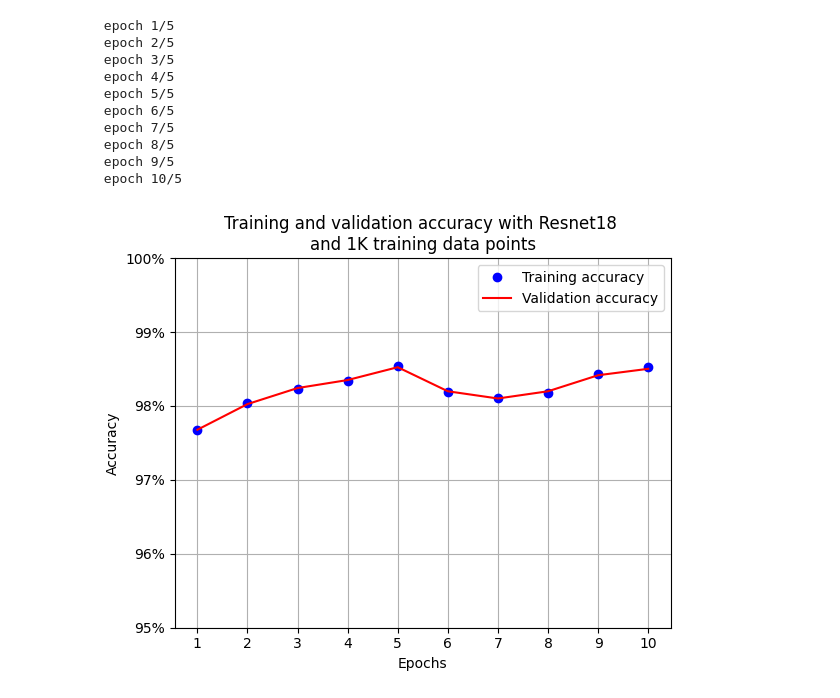
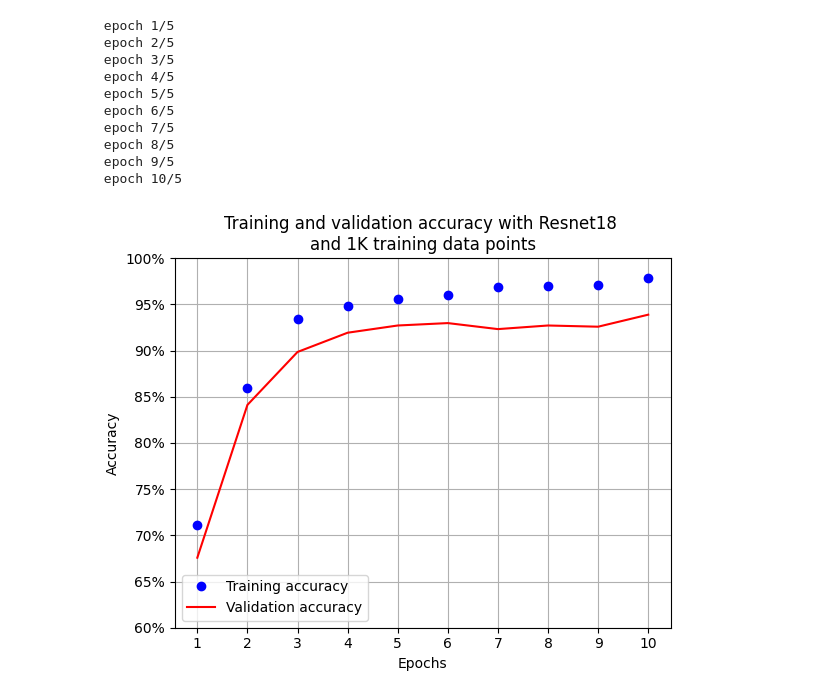
Before and after one commit to rubenskaiserman/transfer_learning_experiments, a Jupyter notebook: resnet_wonders.ipynb, the cells around one changed output. Drawn from its saved outputs; the diff is of its cells as text; code cells hidden in the pictures.

```diff
--- a/resnet_wonders.ipynb
+++ b/resnet_wonders.ipynb
@@ -164,14 +206,19 @@ def get_data():
   train = Wonders(train_data)
   trn_dl = DataLoader(train, batch_size=32, shuffle=True, \
   drop_last = True)
-  test = Wonders(test_data)
-  test_dl = DataLoader(test, batch_size=32, shuffle=True, drop_last = True)
+  # test = Wonders(test_data)
+  # test_dl = DataLoader(test, batch_size=32, shuffle=True, drop_last = True)
   val = Wonders(test_data)
   val_dl = DataLoader(val, batch_size=32, shuffle=True, drop_last = True)
-  return trn_dl, test_dl, val_dl
+  return trn_dl, val_dl
 # %%
-trn_dl, test_dl, val_dl = get_data()
+trn_dl, val_dl = get_data()
 model, loss_fn, optimizer = get_model()
+# %%
+for ix, batch in enumerate(iter(val_dl)):
+    x, y = batch
+    accuracy(x, y, model)
+    break
 # %%
 train_losses, train_accuracies = [], []
 val_accuracies = []
@@ -186,7 +233,7 @@ for epoch in range(10):
     train_epoch_losses.append(batch_loss)
   train_epoch_loss = np.array(train_epoch_losses).mean()
 
-  for ix, batch in enumerate(iter(test_dl)):
+  for ix, batch in enumerate(iter(trn_dl)):
     x, y = batch
     is_correct = accuracy(x, y, model)
     train_epoch_accuracies.extend(is_correct)
@@ -215,23 +262,23 @@ for epoch in range(10):
 # %%
 epochs = np.arange(10)+1
 import matplotlib.ticker as mtick
 import matplotlib.pyplot as plt
 import matplotlib.ticker as mticker
 %matplotlib inline
 plt.plot(epochs, train_accuracies, 'bo',
 label='Training accuracy')
 plt.plot(epochs, val_accuracies, 'r',
 label='Validation accuracy')
 plt.gca().xaxis.set_major_locator(mticker.MultipleLocator(1))
 plt.title('Training and validation accuracy \
 with Resnet18 \nand 1K training data points')
 plt.xlabel('Epochs')
 plt.ylabel('Accuracy')
-plt.ylim(0.95,1)
+plt.ylim(0.6,1)
 plt.gca().set_yticklabels(['{:.0f}%'.format(x*100) \
 for x in plt.gca().get_yticks()])
 plt.legend()
 plt.grid('off')
 plt.show()
 # %% [output]
-[figure, old version]
+[figure, new version]
```
Also changed, not shown: parts of 11 cells of this notebook, 3 other files.
